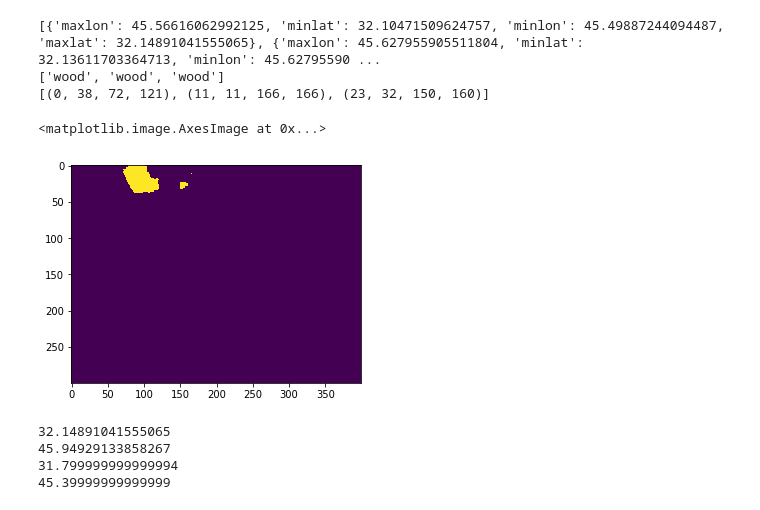
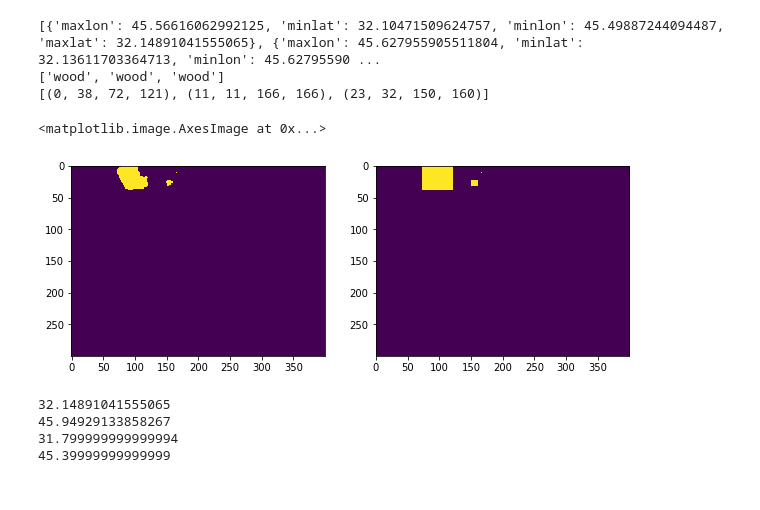
Before and after one commit to Vruchtel/Masters, a Jupyter notebook: NN_TRAINING/quality_asessment_with_predictions.ipynb, the cells around one changed output. Cells and saved outputs as stored; diff of their text form; code cells hidden in the pictures.

```diff
--- a/NN_TRAINING/quality_asessment_with_predictions.ipynb
+++ b/NN_TRAINING/quality_asessment_with_predictions.ipynb
@@ -202,8 +202,11 @@ def mask_to_rectangles(mask):
 
     return rectangles
 # %%
-def rectangle_to_coords(rectangle, right_top_lat, left_bottom_lon):
+def rectangle_to_coords(rectangle, right_top_lat, right_top_lon, left_bottom_lat, left_bottom_lon):
     x1, x2, y1, y2 = rectangle
+
+    one_pixel_lat_diff, one_pixel_lon_diff = calculate_one_pixels_diffs(right_top_lat, right_top_lon,
+                                                                    left_bottom_lat, left_bottom_lon, (H, W))
 
     minlat = right_top_lat - (x2 * one_pixel_lat_diff)
     maxlat = right_top_lat - (x1 * one_pixel_lat_diff)
@@ -228,9 +231,10 @@ def predict_one_img(img_id, class_id, autoencoder, thresh, class_name):
     left_bottom_lat = corners['left_bottom_lat']
     left_bottom_lon = corners['left_bottom_lon']
 
-    satellite_img = cv2.imread(os.path.join(satellites_folder, filename_img))
+#     satellite_img = cv2.imread(os.path.join(satellites_folder, filename_img))
 
-    mask_pred = predict_one(autoencoder, satellite_img, thresh)
+#     mask_pred = predict_one(autoencoder, satellite_img, thresh)
+    mask_pred = np.load(os.path.join(predictions_folder, raw_predicts_folder, class_name, img_id + '.npy'))
 
     rectangles = mask_to_rectangles(mask_pred)
 
@@ -239,7 +243,7 @@ def predict_one_img(img_id, class_id, autoencoder, thresh, class_name):
 
     # теперь каждый прямоугольник нужно преобразовать в minlat, maxlat, minlon, maxlon
     for r in rectangles:
-        minlat, maxlat, minlon, maxlon = rectangle_to_coords(r, right_top_lat, left_bottom_lon)
+        minlat, maxlat, minlon, maxlon = rectangle_to_coords(r, right_top_lat, right_top_lon, left_bottom_lat, left_bottom_lon)
         bounds.append({'maxlon': maxlon, 'minlat': minlat, 'minlon': minlon, 'maxlat': maxlat})
         tags.append(class_name)
 
@@ -269,7 +255,8 @@ WARNING:tensorflow:From /home/sima/anaconda3/envs/tf-gpu/lib/python3.7/site-pack
 bounds, tags, mask_pred, rectangles = predict_one_img(
     test_ids[0],
     class_id=0,
-    autoencoder=autoencoder,
+    autoencoder=None,
+#     autoencoder=autoencoder,
     thresh=THRESH_WOOD,
     class_name='wood'
 )
@@ -284,11 +271,22 @@ print(rectangles)
 [{'maxlon': 45.56616062992125, 'minlat': 32.10471509624757, 'minlon': 45.49887244094487, 'maxlat': 32.14891041555065}, {'maxlon': 45.627955905511804, 'minlat': 32.13611703364713, 'minlon': 45.62795590 ...
 ['wood', 'wood', 'wood']
 [(0, 38, 72, 121), (11, 11, 166, 166), (23, 32, 150, 160)]
-# %%
-plt.imshow(mask_pred.reshape(img_shape))
-# %% [output]
-<matplotlib.image.AxesImage at 0x...>
-[figure, removed]
+# %%
+plt.figure(figsize=(10, 5))
+
+plt.subplot(121)
+plt.imshow(mask_pred.reshape(img_shape))
+
+mask_copy = mask_pred.copy()
+for r in rectangles:
+    min_x, max_x, min_y, max_y = r
+    mask_copy[min_x:max_x+1, min_y:max_y+1] = 1
+
+plt.subplot(122)
+plt.imshow(mask_copy.reshape(img_shape))
+# %% [output]
+<matplotlib.image.AxesImage at 0x...>
+[figure, added]
 # %%
 print(right_top_lat)
 print(right_top_lon)
```
Also changed, not shown: parts of 18 cells of this notebook, 4 other files.
